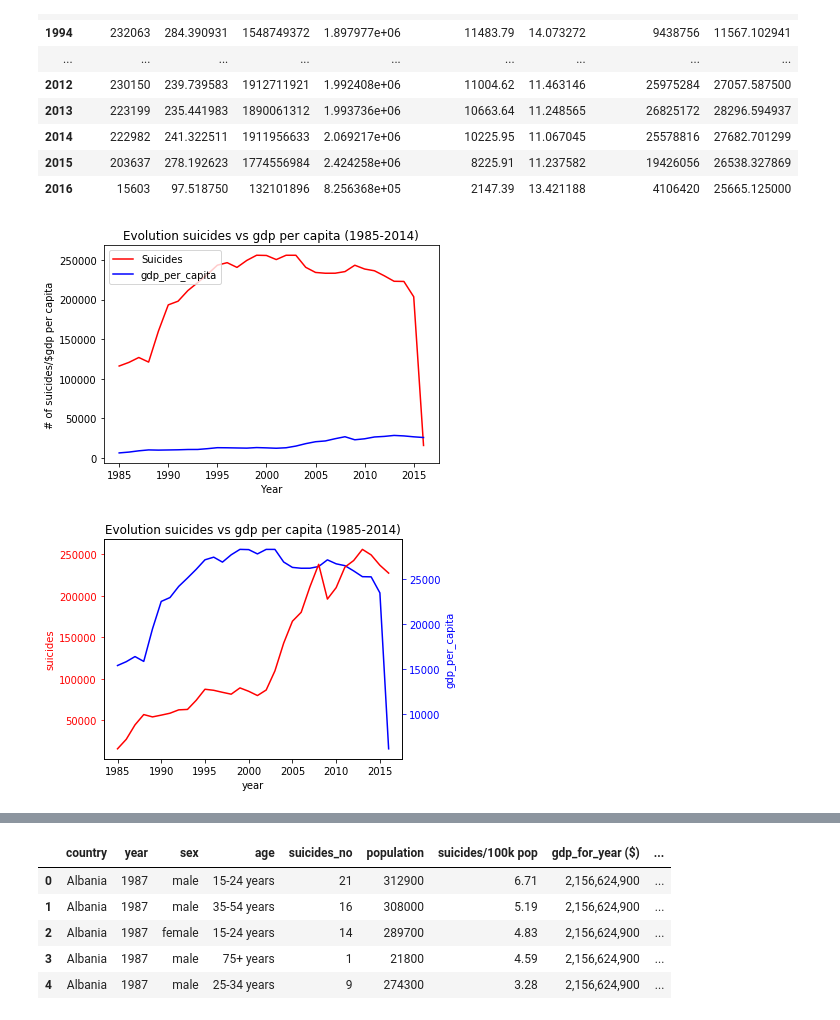
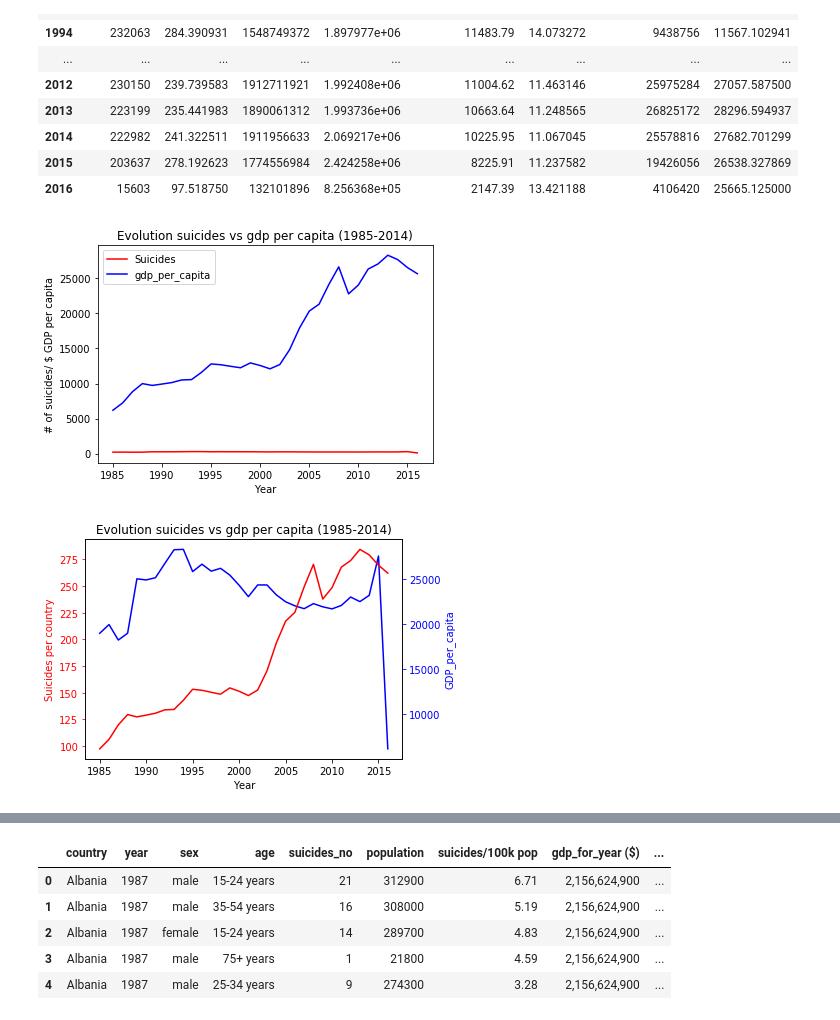
Before and after one commit to jmolins89/project-pipeline, a Jupyter notebook: src/Untitled.ipynb, the cells around one changed output, grey strips where cells are left out. Saved outputs shown, nothing was run; the diff lists cells and outputs as text; code cells hidden in the pictures.

Commit message:
Including a new graph

```diff
--- a/src/Untitled.ipynb
+++ b/src/Untitled.ipynb
@@ -213,29 +213,29 @@ df1
 | 2016 | 15603 | 97.518750 | 132101896 | 8.256368e+05 | 2147.39 | 13.421188 | 4106420 | 25665.125000 |
 # %%
 %matplotlib inline
-plt.plot(df1['suicides_no']['sum'], label = 'Suicides', c='red')
+plt.plot(df1['suicides_no']['mean'], label = 'Suicides', c='red')
 plt.plot(df1['gdp_per_capita ($)']['mean'], label = 'gdp_per_capita', c='blue')
 #print(sharks[sharks["Fatal (Y/N)"]=="Y"].groupby(["Year"]).count()["Fatal (Y/N)"].plot())
 plt.legend(loc=2)
 plt.title('Evolution suicides vs gdp per capita (1985-2014)')
 plt.xlabel('Year')
-plt.ylabel('# of suicides/$gdp per capita')
+plt.ylabel('# of suicides/ $ GDP per capita')
 plt.show()
 # %% [output]
-[figure, old version]
+[figure, new version]
 # %%
 fig, ax1 = plt.subplots()
-s1 = df1['suicides_no']['sum']
+s1 = df1['suicides_no']['mean']
 ax1.plot( s1, 'b-')
-ax1.set_xlabel('year')
+ax1.set_xlabel('Year')
 # Make the y-axis label, ticks and tick labels match the line color.
-ax1.set_ylabel('suicides', color='r')
+ax1.set_ylabel('Suicides per country', color='r')
 ax1.tick_params('y', colors='r')
 
 ax2 = ax1.twinx()
 s2 = df1['gdp_per_capita ($)']['mean']
 ax2.plot(s2, 'r')
-ax2.set_ylabel('gdp_per_capita', color='b')
+ax2.set_ylabel('GDP_per_capita', color='b')
 ax2.tick_params('y', colors='b')
 
 #plt.legend(loc=2)
@@ -243,5 +243,5 @@ plt.title('Evolution suicides vs gdp per capita (1985-2014)')
 fig.tight_layout()
 plt.show()
 # %% [output]
-[figure, old version]
+[figure, new version]
 # %%
```
Also changed, not shown: parts of 5 cells of this notebook, 9 other files.
